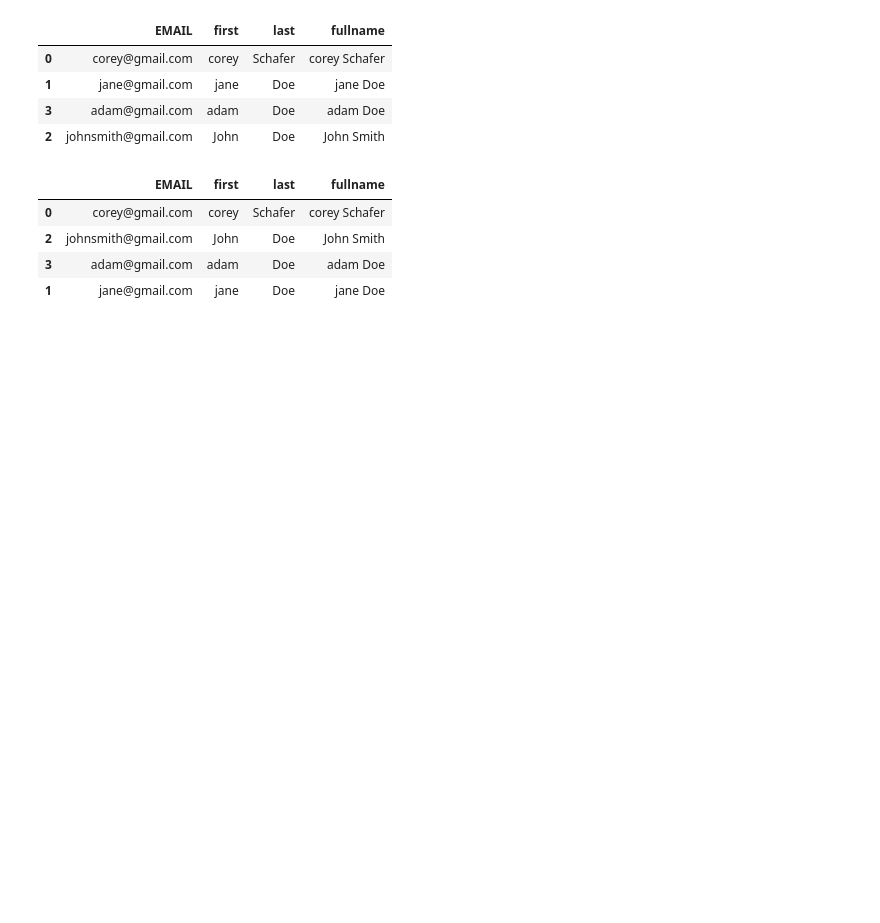
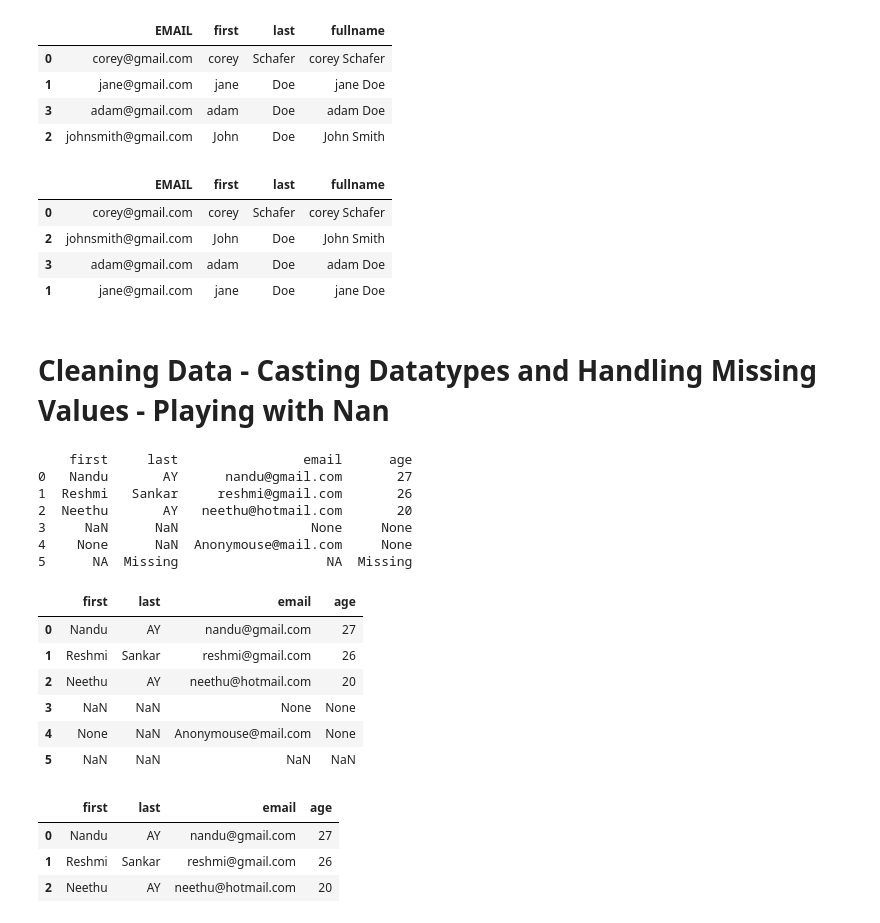
Before and after one commit to aynandu/Pandas-Numpy-OpenCV, a Jupyter notebook: Pandas/snippet.ipynb, the cells around one changed output. Drawn from its saved outputs; the diff is of its cells as text; code cells hidden in the pictures; blank space fills up the shorter version.

```diff
--- a/Pandas/snippet.ipynb
+++ b/Pandas/snippet.ipynb
@@ -447,3 +445,6 @@ df
 | 2 | johnsmith@gmail.com | John | Doe | John Smith |
 | 3 | adam@gmail.com | adam | Doe | adam Doe |
 | 1 | jane@gmail.com | jane | Doe | jane Doe |
+# %% [markdown]
+Cleaning Data - Casting Datatypes and Handling Missing Values - Playing with Nan
+=
@@ -449,0 +453,39 @@ df
+# %%
+#Data
+
+people3={
+    #key : #Value
+    "first" : ["Nandu","Reshmi","Neethu",np.nan,None,"NA"],
+    "last"  : ["AY","Sankar","AY",np.nan,np.nan,"Missing"],
+    "email" : ["nandu@gmail.com","reshmi@gmail.com","neethu@hotmail.com",None,"Anonymouse@mail.com","NA"],
+    "age"   : ["27","26","20",None,None,"Missing"]
+}
+# %%
+#Data to Dataframe
+df3=pd.DataFrame(people3)
+print(df3)
+df3.replace('NA',np.nan,inplace=True)
+df3.replace('Missing',np.nan,inplace=True)
+df3
+# %% [output]
+    first     last                email      age
+0   Nandu       AY      nandu@gmail.com       27
+1  Reshmi   Sankar     reshmi@gmail.com       26
+2  Neethu       AY   neethu@hotmail.com       20
+3     NaN      NaN                 None     None
+4    None      NaN  Anonymouse@mail.com     None
+5      NA  Missing                   NA  Missing
+|  | first | last | email | age |
+| 0 | Nandu | AY | nandu@gmail.com | 27 |
+| 1 | Reshmi | Sankar | reshmi@gmail.com | 26 |
+| 2 | Neethu | AY | neethu@hotmail.com | 20 |
+| 3 | NaN | NaN | None | None |
+| 4 | None | NaN | Anonymouse@mail.com | None |
+| 5 | NaN | NaN | NaN | NaN |
+# %%
+df3.dropna()
+# %% [output]
+|  | first | last | email | age |
+| 0 | Nandu | AY | nandu@gmail.com | 27 |
+| 1 | Reshmi | Sankar | reshmi@gmail.com | 26 |
+| 2 | Neethu | AY | neethu@hotmail.com | 20 |
```
Also changed, not shown: parts of 9 cells of this notebook, 1 other file.
